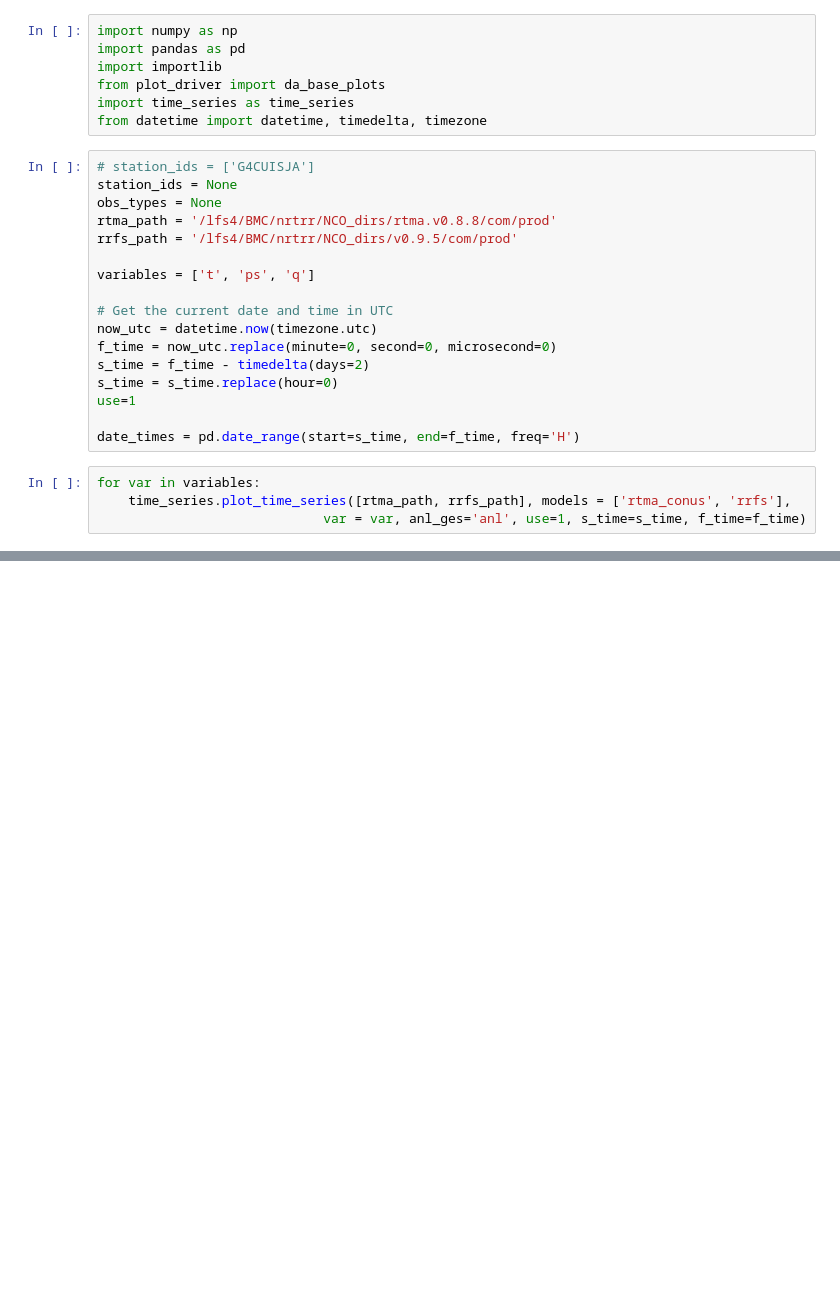
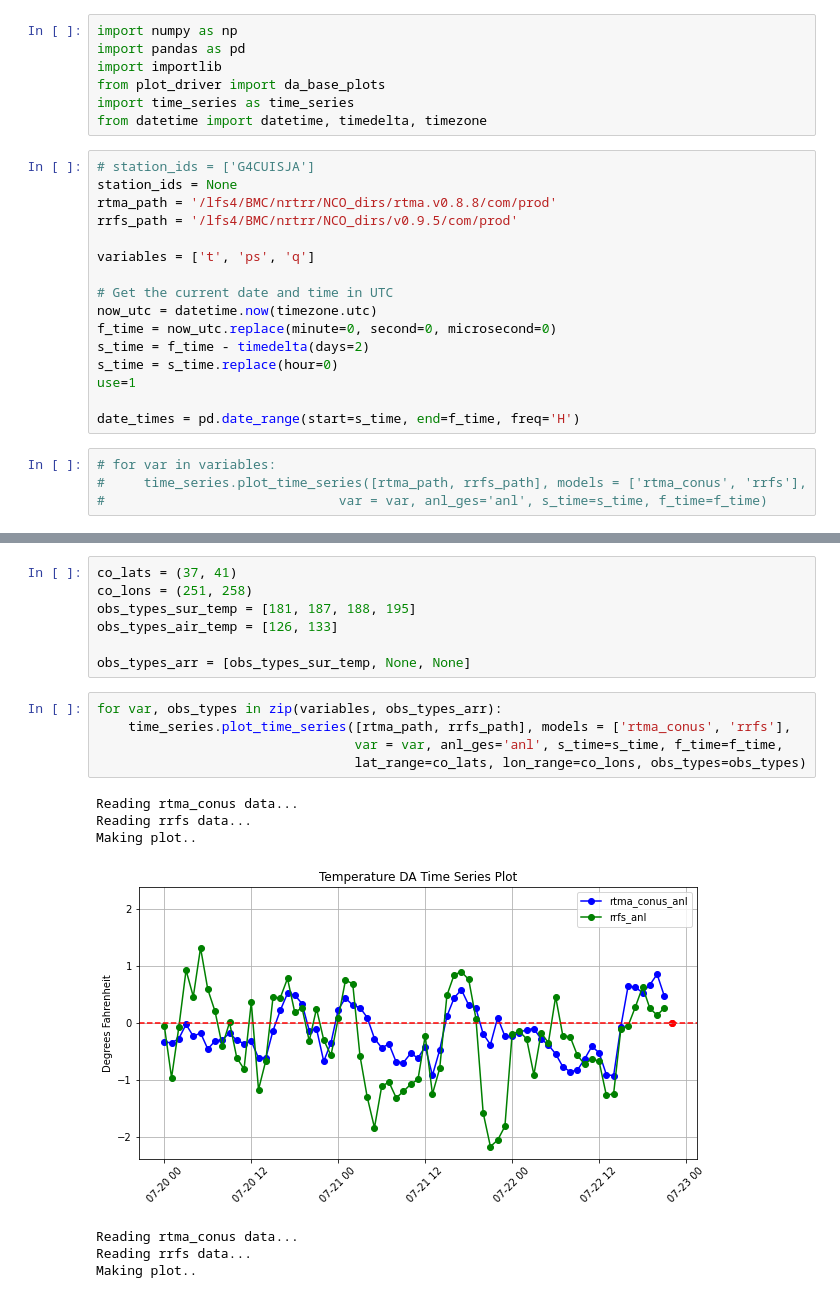
Before and after one commit to NOAA-GSL/pyDAmonitor, a Jupyter notebook: code/making_time_series.ipynb, the cells around one changed output, grey strips where cells are left out. Saved outputs shown, nothing was run; the diff lists cells and outputs as text; blank space fills up the shorter version.

```diff
--- a/code/making_time_series.ipynb
+++ b/code/making_time_series.ipynb
@@ -8,7 +8,6 @@ from datetime import datetime, timedelta, timezone
 # %%
 # station_ids = ['G4CUISJA']
 station_ids = None
-obs_types = None
 rtma_path = '/lfs4/BMC/nrtrr/NCO_dirs/rtma.v0.8.8/com/prod'
 rrfs_path = '/lfs4/BMC/nrtrr/NCO_dirs/v0.9.5/com/prod'
 
@@ -23,6 +22,6 @@ use=1
 
 date_times = pd.date_range(start=s_time, end=f_time, freq='H')
 # %%
-for var in variables:
-    time_series.plot_time_series([rtma_path, rrfs_path], models = ['rtma_conus', 'rrfs'],
-                             var = var, anl_ges='anl', use=1, s_time=s_time, f_time=f_time)
+# for var in variables:
+#     time_series.plot_time_series([rtma_path, rrfs_path], models = ['rtma_conus', 'rrfs'],
+#                              var = var, anl_ges='anl', s_time=s_time, f_time=f_time)
@@ -41,0 +32,20 @@ Making plot..
+# %%
+co_lats = (37, 41)
+co_lons = (251, 258)
+obs_types_sur_temp = [181, 187, 188, 195]
+obs_types_air_temp = [126, 133]
+
+obs_types_arr = [obs_types_sur_temp, None, None]
+# %%
+for var, obs_types in zip(variables, obs_types_arr):
+    time_series.plot_time_series([rtma_path, rrfs_path], models = ['rtma_conus', 'rrfs'],
+                                 var = var, anl_ges='anl', s_time=s_time, f_time=f_time,
+                                 lat_range=co_lats, lon_range=co_lons, obs_types=obs_types)
+# %% [output]
+Reading rtma_conus data...
+Reading rrfs data...
+Making plot..
+[figure, added]
+Reading rtma_conus data...
+Reading rrfs data...
+Making plot..
```
Also changed, not shown: parts of 6 cells of this notebook, 43 other files.
